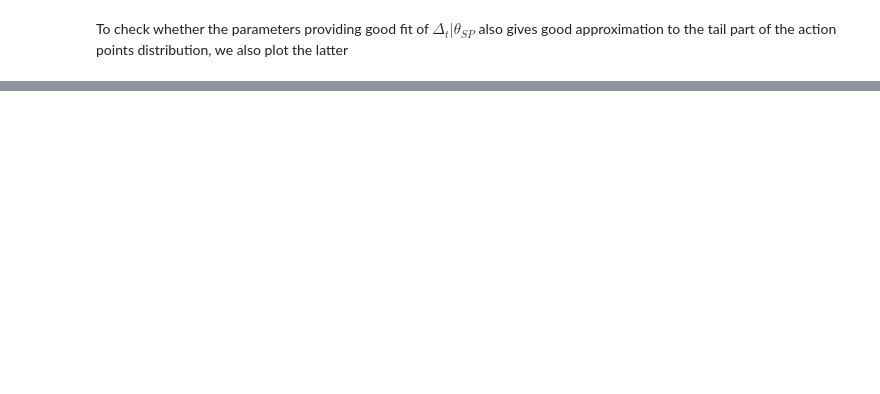
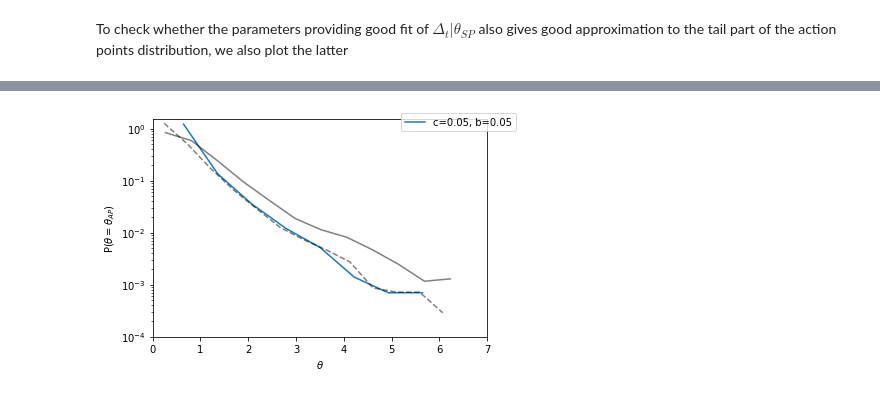
Before and after one commit to cherepaha/initiation, a Jupyter notebook: ddm_stick.ipynb, the cells around one changed output, grey strips where cells are left out. Cells and saved outputs as stored; diff of their text form; code cells hidden in the pictures; blank space fills up the shorter version.

```diff
--- a/ddm_stick.ipynb
+++ b/ddm_stick.ipynb
@@ -369,0 +444,25 @@ Text(-0.02,0.75,'pdf')
+# %%
+prp = 0.3
+threshold = 0.5
+c = 0.05
+
+theta_0 = 'random'
+tau = 1
+
+xs = run_sim_threshold(prp, threshold, c, theta_0=theta_0, tau=tau, n_trials=10000, exp_data = exp_data)
+
+ap = xs[xs.hit].groupby('n').last().theta
+
+ax = plt.figure().gca()
+
+hist, bins = np.histogram(ap, bins=20, density=True)
+hist[hist<4/len(ap)] = np.nan
+ax.plot((bins[1:] + bins[:-1])/2, hist, label='c=%.2f, b=%.2f' % (c, b))
+overlay_exp_data(exp_data, ax)
+
+ax.legend(bbox_to_anchor=(1.1, 1.05))
+
+ax.set_xlabel(r'$\theta$')
+ax.set_ylabel(r'P($\theta=\theta_{AP}$)');
+# %% [output]
+[figure, added]
```
Also changed, not shown: parts of 17 cells of this notebook, 5 other files.
